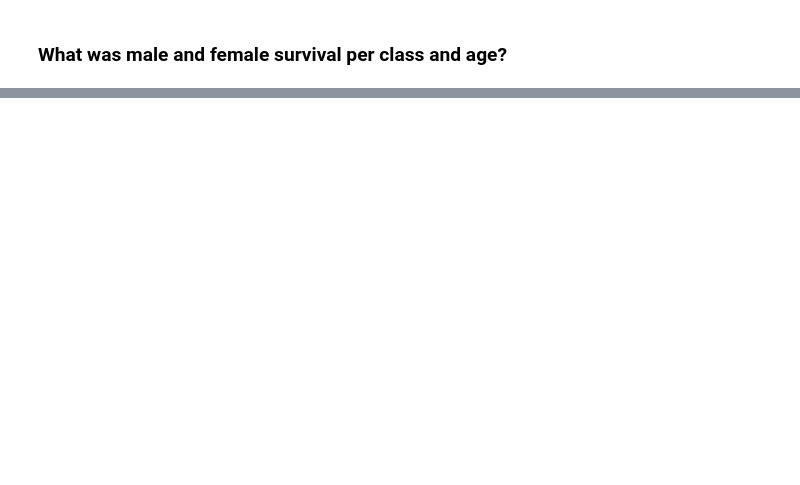
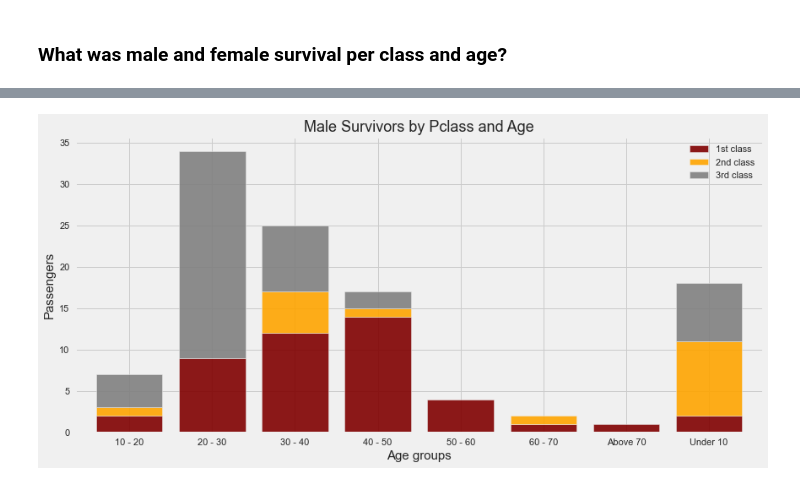
Before and after one commit to okoriechinonso1/Titanic_data_analysis-_repo, a Jupyter notebook: titanic_analysis.ipynb, the cells around one changed output, grey strips where cells are left out. Drawn from its saved outputs; the diff is of its cells as text; code cells hidden in the pictures; blank space fills up the shorter version.

```diff
--- a/titanic_analysis.ipynb
+++ b/titanic_analysis.ipynb
@@ -936,0 +968,10 @@ plt.suptitle("Survived vs Died", fontsize=18);
+# %%
+malesurvival.unstack().plot(kind='bar', stacked=True, color=['maroon', 'orange', 'gray'], width=0.8, alpha=0.9, figsize=(13,6), rot=0)
+plt.title("Male Survivors by Pclass and Age", fontsize=18)
+plt.xlabel('Age groups', fontsize=15)
+plt.ylabel('Passengers', fontsize=15)
+plt.legend(['1st class', '2nd class', '3rd class'])
+plt.xticks(rotation=0)
+plt.show();
+# %% [output]
+[figure, added]
```
Also changed, not shown: parts of 21 cells of this notebook.
